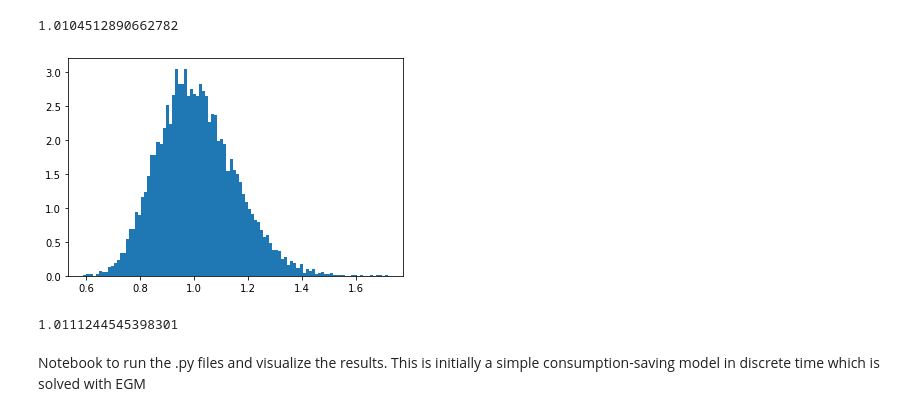
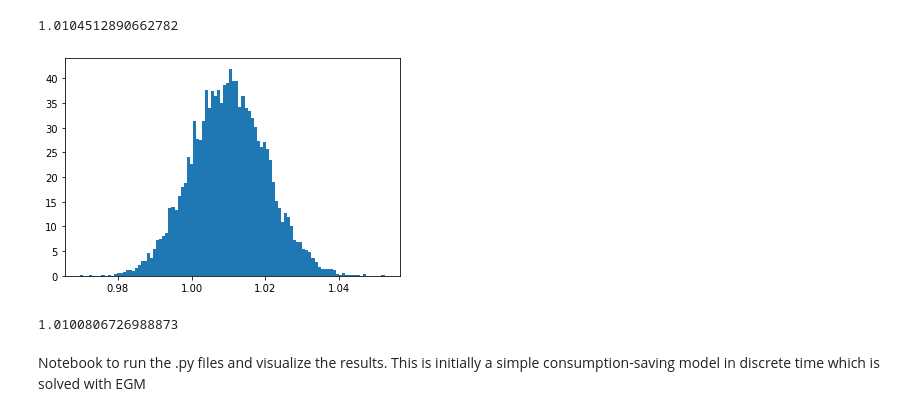
Before and after one commit to madsankern/TermPaper_ineq, a Jupyter notebook: results.ipynb, the cells around one changed output. Drawn from its saved outputs; the diff is of its cells as text; code cells hidden in the pictures.

```diff
--- a/results.ipynb
+++ b/results.ipynb
@@ -26,18 +23,18 @@ np.mean(x_lognorm)
 # %% [output]
 1.0104512890662782
 # %%
-# sigma2 = 0.001
-# mu = -sigma2/2
+sigma2 = 1e-4
+mu = 0.01 -sigma2/2
 
-x_lognorm = np.random.lognormal(model.par.mu, np.sqrt(model.par.sigma2), size = 10000) # Stochastic return rate
+x_lognorm = np.random.lognormal(mu, np.sqrt(sigma2), size = 10000) # Stochastic return rate
 plt.hist(x_lognorm, density = True, bins=100)
 
 plt.show()
 
 np.mean(x_lognorm)
 # %% [output]
-[figure, old version]
+[figure, new version]
-1.0111244545398301
+1.0100806726988873
 # %% [markdown]
 Notebook to run the .py files and visualize the results.
 This is initially a simple consumption-saving model in discrete time which is solved with EGM
```
Also changed, not shown: parts of 10 cells of this notebook.
